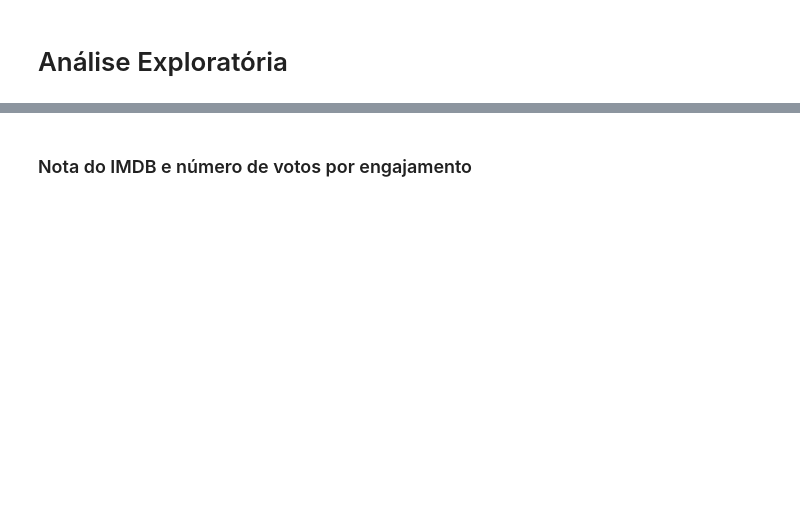
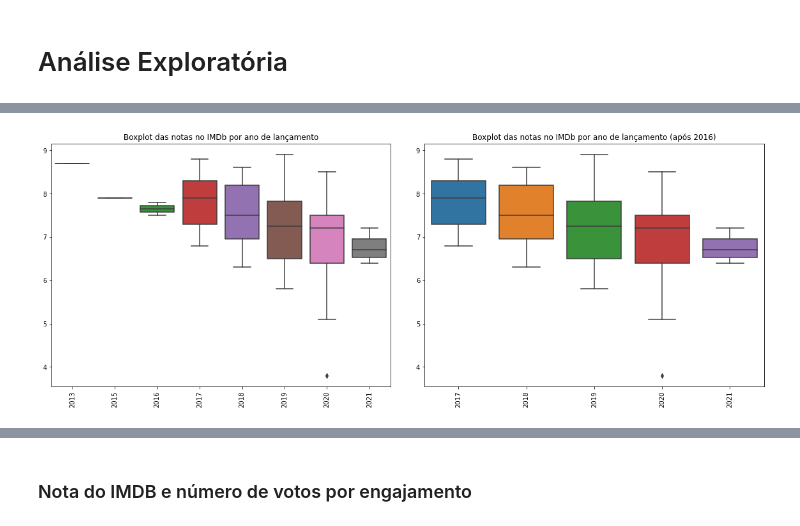
Before and after one commit to mariamaOlive/projeto-sidi-residencia, a Jupyter notebook: analise_exploratoria.ipynb, the cells around one changed output, grey strips where cells are left out. Drawn from its saved outputs; the diff is of its cells as text; code cells hidden in the pictures; blank space fills up the shorter version.

```diff
--- a/analise_exploratoria.ipynb
+++ b/analise_exploratoria.ipynb
@@ -128,0 +316,14 @@ df_aux ## PQ TA DANDO ERRO?
+# %%
+fig, axes = plt.subplots(1, 2, figsize=(20,7), sharey=False)
+fig.suptitle('', fontsize = 20)
+plt.subplots_adjust(hspace = .3, wspace = 0.1)
+
+sns.boxplot(ax=axes[0], x = dados['Ano'], y = dados['Nota'], data=dados)
+axes[0].set(xlabel=None, ylabel=None, title = 'Boxplot das notas no IMDb por ano de lançamento')
+axes[0].tick_params(axis = 'x', rotation = 90)
+
+sns.boxplot(ax=axes[1], x = 'Ano', y = 'Nota', data = dados[dados['Ano']>2016])
+axes[1].set(xlabel=None, ylabel=None, title = 'Boxplot das notas no IMDb por ano de lançamento (após 2016)')
+axes[1].tick_params(axis = 'x', rotation = 90)
+# %% [output]
+[figure, added]
```
Also changed, not shown: parts of 102 cells of this notebook.
